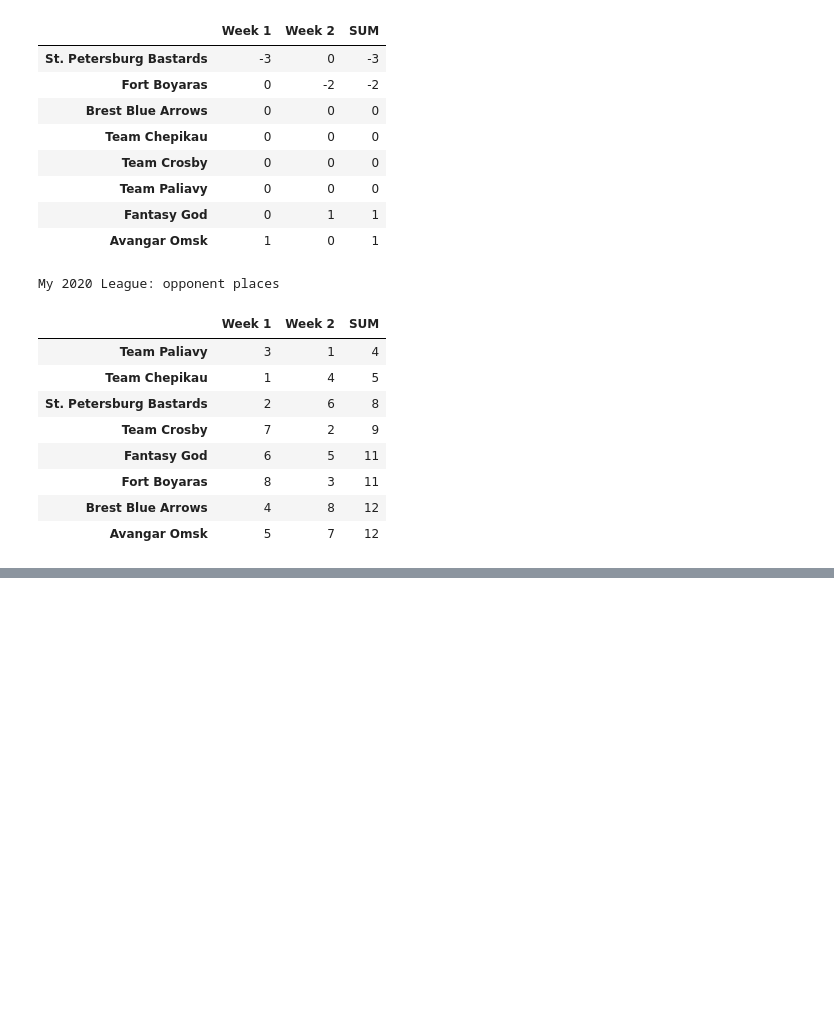
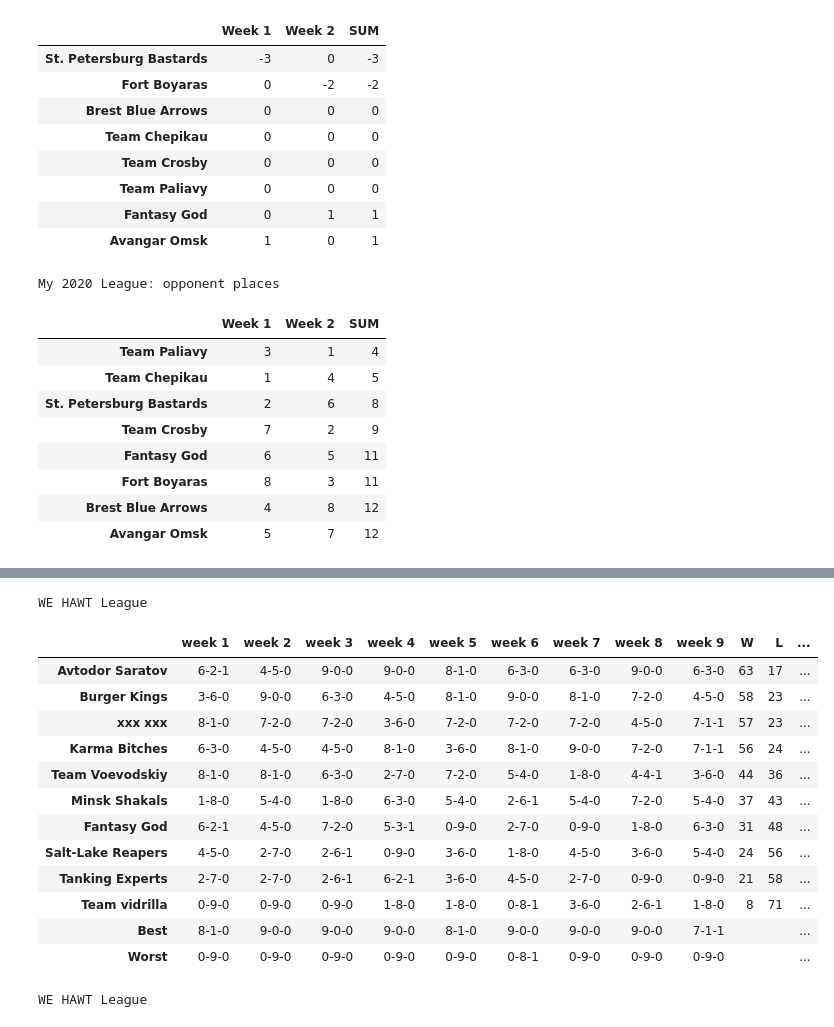
Before and after one commit to KlicOgogo/ESPN-Fantasy-Fun-Stuff, a Jupyter notebook: draft.ipynb, the cells around one changed output, grey strips where cells are left out. Saved outputs shown, nothing was run; the diff lists cells and outputs as text; code cells hidden in the pictures; blank space fills up the shorter version.

```diff
--- a/draft.ipynb
+++ b/draft.ipynb
@@ -568,7 +466,7 @@ total_limit = 9
 n_weeks = 9
 leagues = [43767928, 134112, 99121987, 282844, 199973, 142634, 174837]
 cat_susbet = [43767928, 134112]
-# leagues = [43767928]
+leagues = [43767928]
 browser = webdriver.Chrome()
 for league in leagues:
     espn_scoreboard_url = 'https://fantasy.espn.com/basketball/league/scoreboard'
@@ -586,7 +484,7 @@ for league in leagues:
         scoreboard_html_source = BeautifulSoup(browser.page_source)
         league_name = get_league_name(scoreboard_html_source)
 
-        res, cat = get_week_results(scoreboard_html_source)
+        res, cat = get_week_matchups(scoreboard_html_source)
 
         week_scores = get_scores_info(res, cat)
         for team in week_scores:
@@ -598,7 +496,7 @@ for league in leagues:
                 week_wins[fake_matchup_res] += 1
             all_matchups_won[team].append('-'.join(map(str, [week_wins['W'], week_wins['L'], week_wins['D']])))
 
-        scores = get_week_stats(scoreboard_html_source, 'NBA')
+        scores = get_week_scores(scoreboard_html_source, 'categories')
         scores_dict = {}
 
         opp_dict = {}
@@ -675,31 +573,47 @@ for league in leagues:
     df_matchups_styler = df_matchups.style.set_table_styles(styles).\
         set_caption(f'{league_name}').\
         apply(color_category_column, subset=[f'week {i+1}' for i in range(n_weeks-total_limit, n_weeks)])
     display(df_matchups_styler)
 
     if league not in cat_subset:
         df_win = pd.DataFrame(data=list(table_win_data_dict.values()),
                               index=table_win_data_dict.keys(),
                               columns=[f'week {i+1}' for i in range(n_weeks-win_limit, n_weeks)] + ['Total', 'ESPN', 'WD', 'LD', 'DD'])
         df_win = df_win.sort_values(['WD', 'DD'], ascending=False)
         styles = [dict(selector='caption', props=[('text-align', 'center')])]
         df_win_styler = df_win.style.set_table_styles(styles).\
             set_caption(f'{league_name}').\
-            applymap(color_matchup_res, subset=[f'week {i+1}' for i in range(n_weeks-win_limit, n_weeks)]).\
+            applymap(color_matchup_result, subset=[f'week {i+1}' for i in range(n_weeks-win_limit, n_weeks)]).\
             applymap(color_value, subset=pd.IndexSlice[table_data_dict.keys(), ['WD']])
         display(df_win_styler)
 
     if league in cat_subset:
         df = pd.DataFrame(data=list(table_data_dict.values()),
                           index=table_data_dict.keys(),
                           columns=[f'week {i+1}' for i in range(n_weeks-cat_limit, n_weeks)] + ['Total', 'ESPN', 'WD', 'LD', 'DD'])
         df = df.sort_values(['WD', 'DD'], ascending=False)
         to_add = pd.DataFrame(data=list(get_best_and_worst_rows_for_scores(df)),
                               index=['Best', 'Worst'])
         df = df.append(to_add, sort=False)
         styles = [dict(selector='caption', props=[('text-align', 'center')])]
         df_styler = df.style.set_table_styles(styles).\
             set_caption(f'{league_name}').\
             apply(color_category_column, subset=pd.IndexSlice[df.index, [f'week {i+1}' for i in range(n_weeks-cat_limit, n_weeks)] + ['Total', 'ESPN']]).\
             applymap(color_value, subset=pd.IndexSlice[table_data_dict.keys(), ['WD']])
         display(df_styler)
+# %% [output]
+WE HAWT League
+|  | week 1 | week 2 | week 3 | week 4 | week 5 | week 6 | week 7 | week 8 | week 9 | W | L | ... |
+| Avtodor Saratov | 6-2-1 | 4-5-0 | 9-0-0 | 9-0-0 | 8-1-0 | 6-3-0 | 6-3-0 | 9-0-0 | 6-3-0 | 63 | 17 | ... |
+| Burger Kings | 3-6-0 | 9-0-0 | 6-3-0 | 4-5-0 | 8-1-0 | 9-0-0 | 8-1-0 | 7-2-0 | 4-5-0 | 58 | 23 | ... |
+| xxx xxx | 8-1-0 | 7-2-0 | 7-2-0 | 3-6-0 | 7-2-0 | 7-2-0 | 7-2-0 | 4-5-0 | 7-1-1 | 57 | 23 | ... |
+| Karma Bitches | 6-3-0 | 4-5-0 | 4-5-0 | 8-1-0 | 3-6-0 | 8-1-0 | 9-0-0 | 7-2-0 | 7-1-1 | 56 | 24 | ... |
+| Team Voevodskiy | 8-1-0 | 8-1-0 | 6-3-0 | 2-7-0 | 7-2-0 | 5-4-0 | 1-8-0 | 4-4-1 | 3-6-0 | 44 | 36 | ... |
+| Minsk Shakals | 1-8-0 | 5-4-0 | 1-8-0 | 6-3-0 | 5-4-0 | 2-6-1 | 5-4-0 | 7-2-0 | 5-4-0 | 37 | 43 | ... |
+| Fantasy God | 6-2-1 | 4-5-0 | 7-2-0 | 5-3-1 | 0-9-0 | 2-7-0 | 0-9-0 | 1-8-0 | 6-3-0 | 31 | 48 | ... |
+| Salt-Lake Reapers | 4-5-0 | 2-7-0 | 2-6-1 | 0-9-0 | 3-6-0 | 1-8-0 | 4-5-0 | 3-6-0 | 5-4-0 | 24 | 56 | ... |
+| Tanking Experts | 2-7-0 | 2-7-0 | 2-6-1 | 6-2-1 | 3-6-0 | 4-5-0 | 2-7-0 | 0-9-0 | 0-9-0 | 21 | 58 | ... |
+| Team vidrilla | 0-9-0 | 0-9-0 | 0-9-0 | 1-8-0 | 1-8-0 | 0-8-1 | 3-6-0 | 2-6-1 | 1-8-0 | 8 | 71 | ... |
+| Best | 8-1-0 | 9-0-0 | 9-0-0 | 9-0-0 | 8-1-0 | 9-0-0 | 9-0-0 | 9-0-0 | 7-1-1 |  |  | ... |
+| Worst | 0-9-0 | 0-9-0 | 0-9-0 | 0-9-0 | 0-9-0 | 0-8-1 | 0-9-0 | 0-9-0 | 0-9-0 |  |  | ... |
+WE HAWT League
```
Also changed, not shown: parts of 7 cells of this notebook, 3 other files.
